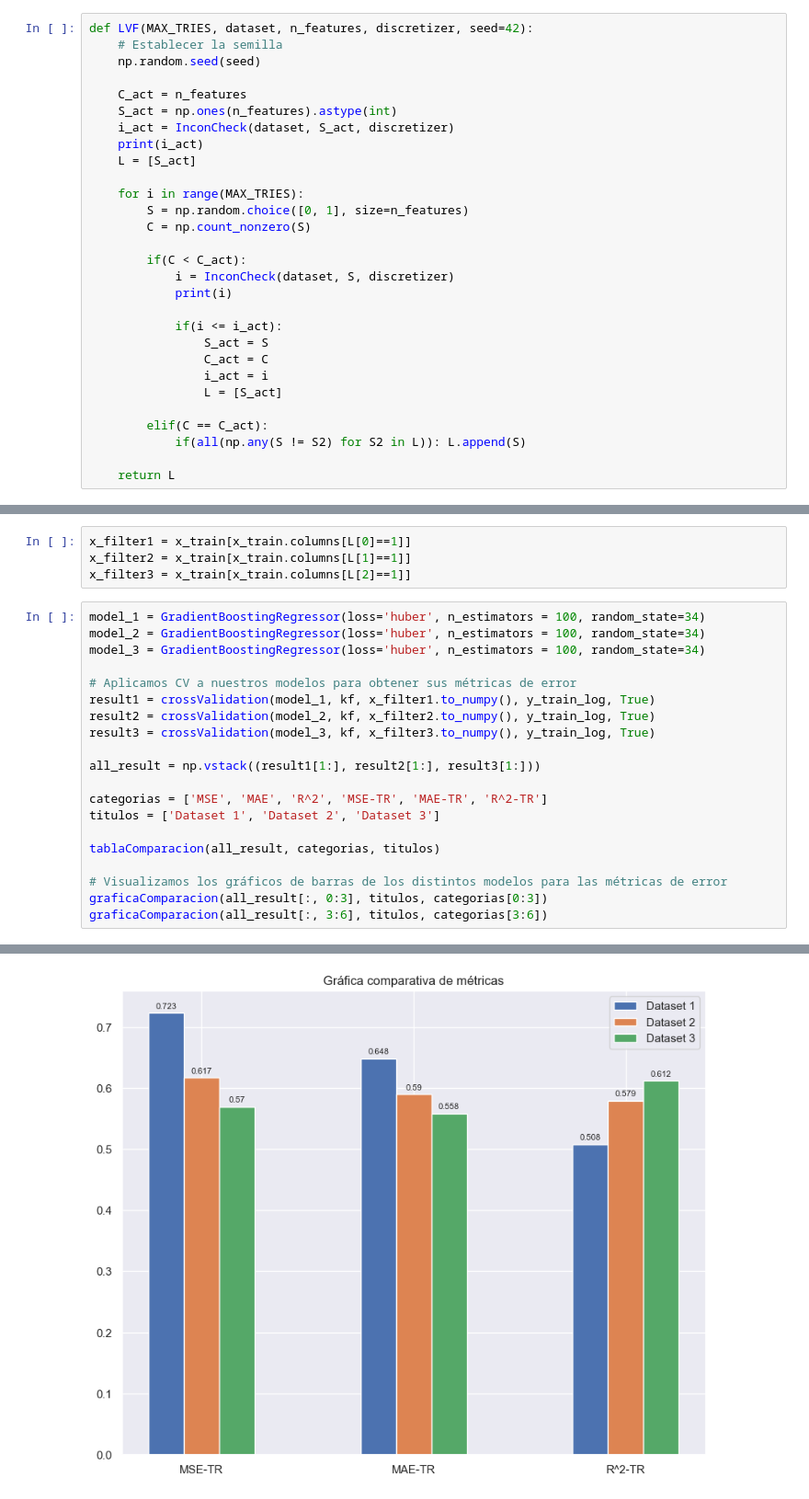
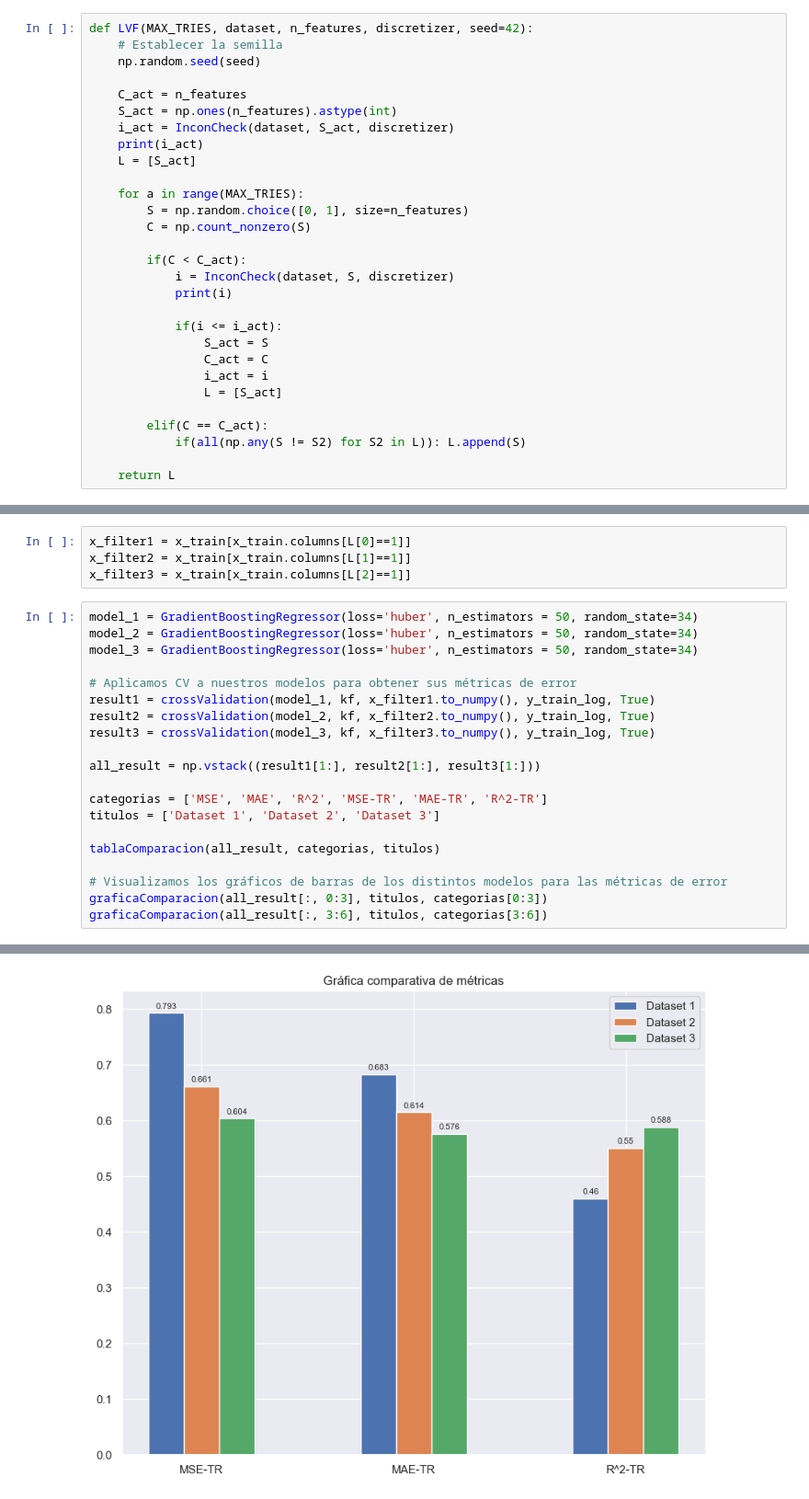
Before and after one commit to JMMelcrack/Predictive-models-applied-to-the-analysis-of-professional-footballers-wages, a Jupyter notebook: FeatureSelection.ipynb, the cells around one changed output, grey strips where cells are left out. Shown at 92% size. Saved outputs shown, nothing was run; the diff lists cells and outputs as text.

```diff
--- a/FeatureSelection.ipynb
+++ b/FeatureSelection.ipynb
@@ -1227,7 +1227,7 @@ def LVF(MAX_TRIES, dataset, n_features, discretizer, seed=42):
     print(i_act)
     L = [S_act]
 
-    for i in range(MAX_TRIES):
+    for a in range(MAX_TRIES):
         S = np.random.choice([0, 1], size=n_features)
         C = np.count_nonzero(S)
 
@@ -1278,9 +1278,9 @@ x_filter1 = x_train[x_train.columns[L[0]==1]]
 x_filter2 = x_train[x_train.columns[L[1]==1]]
 x_filter3 = x_train[x_train.columns[L[2]==1]]
 # %%
-model_1 = GradientBoostingRegressor(loss='huber', n_estimators = 100, random_state=34)
-model_2 = GradientBoostingRegressor(loss='huber', n_estimators = 100, random_state=34)
-model_3 = GradientBoostingRegressor(loss='huber', n_estimators = 100, random_state=34)
+model_1 = GradientBoostingRegressor(loss='huber', n_estimators = 50, random_state=34)
+model_2 = GradientBoostingRegressor(loss='huber', n_estimators = 50, random_state=34)
+model_3 = GradientBoostingRegressor(loss='huber', n_estimators = 50, random_state=34)
 
 # Aplicamos CV a nuestros modelos para obtener sus métricas de error
 result1 = crossValidation(model_1, kf, x_filter1.to_numpy(), y_train_log, True)
@@ -1317 +1317 @@ graficaComparacion(all_result[:, 3:6], titulos, categorias[3:6])
-[figure, old version]
+[figure, new version]
```
Also changed, not shown: parts of 6 cells of this notebook.
